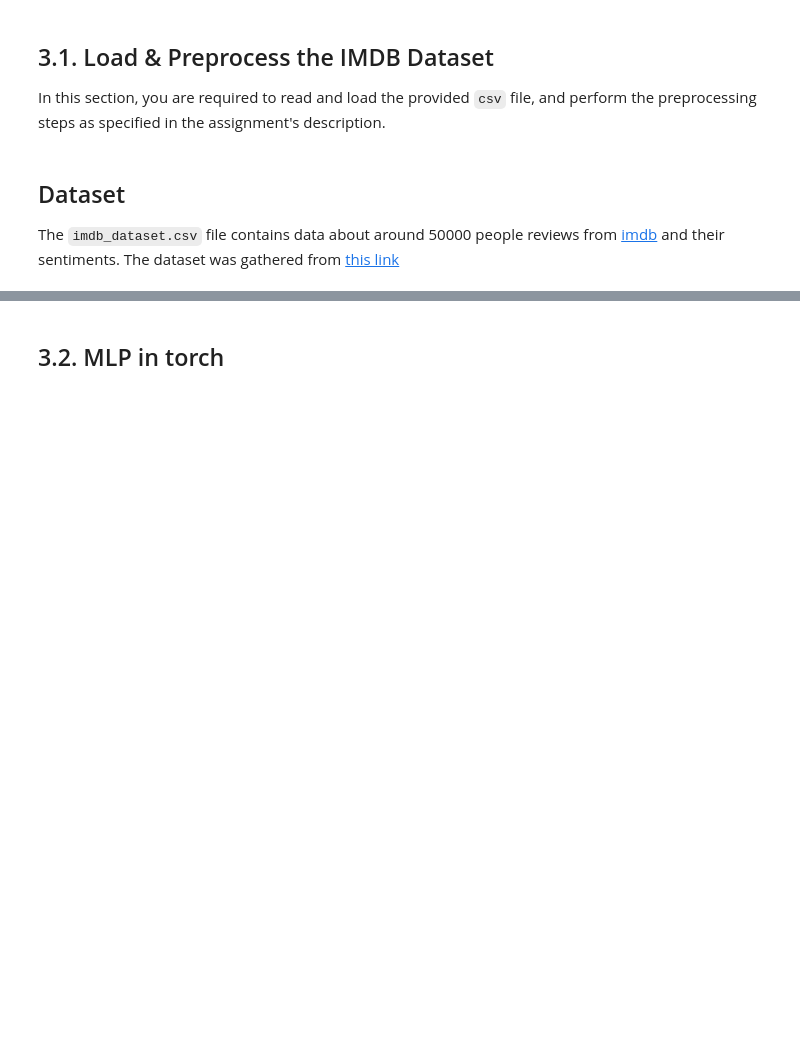
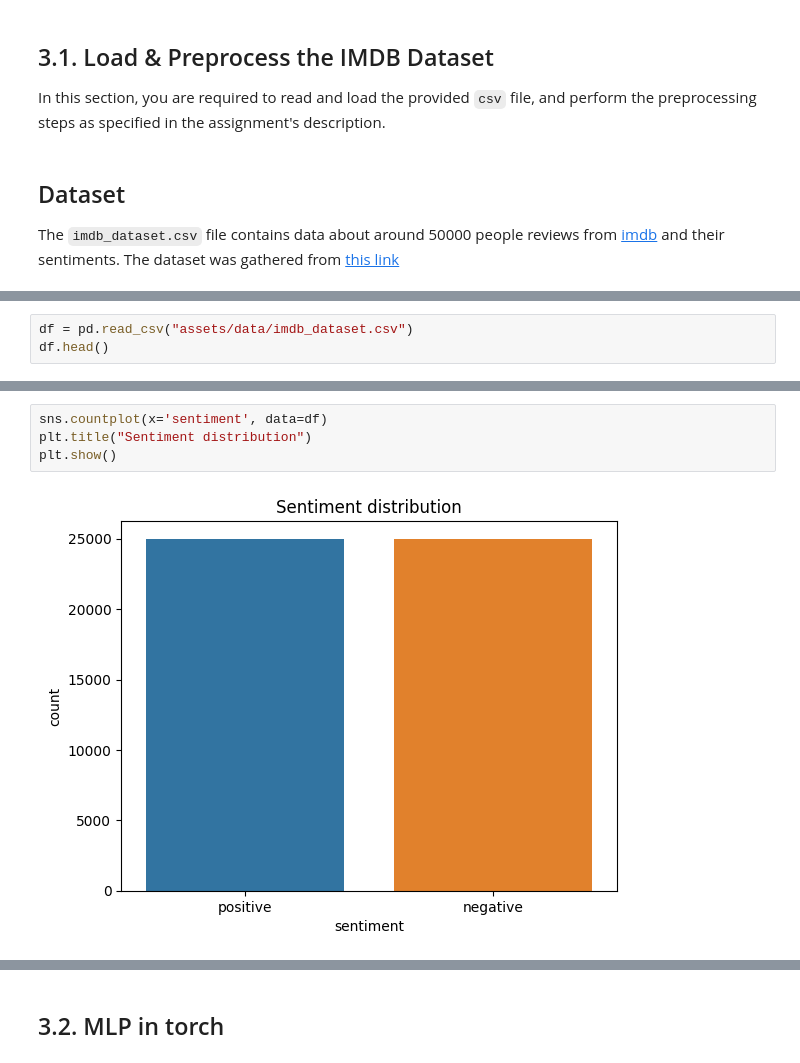
Before and after one commit to Shahriar-0/Artificial-Intelligence-Course-Projects-S2023, a Jupyter notebook: 6 - Neural Networks/AI_CA6.ipynb, the cells around one changed output, grey strips where cells are left out. Saved outputs shown, nothing was run; the diff lists cells and outputs as text; blank space fills up the shorter version.

```diff
--- a/6 - Neural Networks/AI_CA6.ipynb
+++ b/6 - Neural Networks/AI_CA6.ipynb
@@ -552,0 +572,3 @@ The `imdb_dataset.csv` file contains data about around 50000 people reviews from
+# %%
+df = pd.read_csv("assets/data/imdb_dataset.csv")
+df.head()
@@ -552,0 +598,6 @@ The `imdb_dataset.csv` file contains data about around 50000 people reviews from
+# %%
+sns.countplot(x='sentiment', data=df)
+plt.title("Sentiment distribution")
+plt.show()
+# %% [output]
+[figure, added]
```
Also changed, not shown: parts of 33 cells of this notebook, 2 other files.
